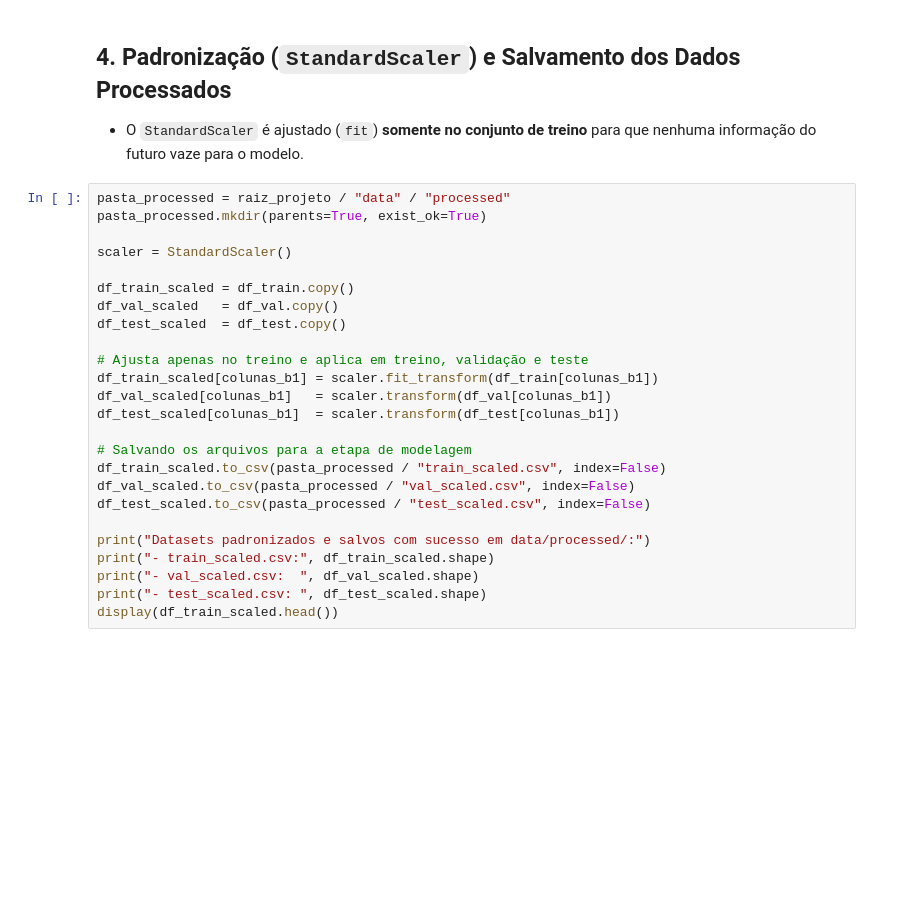
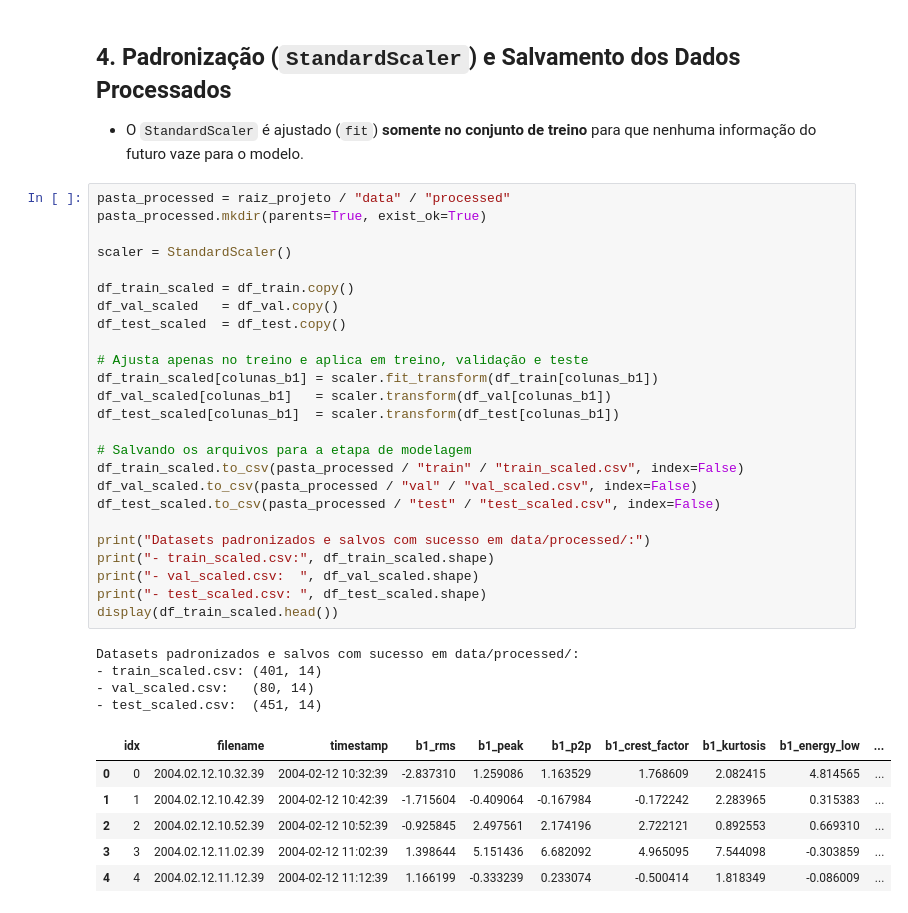
Before and after one commit to Luan-bs/autoencoder_nasa_ims, a Jupyter notebook: notebooks/02_preprocess.ipynb, the cells around one changed output. Saved outputs shown, nothing was run; the diff lists cells and outputs as text; blank space fills up the shorter version.

```diff
--- a/notebooks/02_preprocess.ipynb
+++ b/notebooks/02_preprocess.ipynb
@@ -79,25 +119,36 @@ plt.show()
 # %%
 pasta_processed = raiz_projeto / "data" / "processed"
 pasta_processed.mkdir(parents=True, exist_ok=True)
 
 scaler = StandardScaler()
 
 df_train_scaled = df_train.copy()
 df_val_scaled   = df_val.copy()
 df_test_scaled  = df_test.copy()
 
 # Ajusta apenas no treino e aplica em treino, validação e teste
 df_train_scaled[colunas_b1] = scaler.fit_transform(df_train[colunas_b1])
 df_val_scaled[colunas_b1]   = scaler.transform(df_val[colunas_b1])
 df_test_scaled[colunas_b1]  = scaler.transform(df_test[colunas_b1])
 
 # Salvando os arquivos para a etapa de modelagem
-df_train_scaled.to_csv(pasta_processed / "train_scaled.csv", index=False)
-df_val_scaled.to_csv(pasta_processed / "val_scaled.csv", index=False)
-df_test_scaled.to_csv(pasta_processed / "test_scaled.csv", index=False)
+df_train_scaled.to_csv(pasta_processed / "train" / "train_scaled.csv", index=False)
+df_val_scaled.to_csv(pasta_processed / "val" / "val_scaled.csv", index=False)
+df_test_scaled.to_csv(pasta_processed / "test" / "test_scaled.csv", index=False)
 
 print("Datasets padronizados e salvos com sucesso em data/processed/:")
 print("- train_scaled.csv:", df_train_scaled.shape)
 print("- val_scaled.csv:  ", df_val_scaled.shape)
 print("- test_scaled.csv: ", df_test_scaled.shape)
 display(df_train_scaled.head())
+# %% [output]
+Datasets padronizados e salvos com sucesso em data/processed/:
+- train_scaled.csv: (401, 14)
+- val_scaled.csv:   (80, 14)
+- test_scaled.csv:  (451, 14)
+|  | idx | filename | timestamp | b1_rms | b1_peak | b1_p2p | b1_crest_factor | b1_kurtosis | b1_energy_low | ... |
+| 0 | 0 | 2004.02.12.10.32.39 | 2004-02-12 10:32:39 | -2.837310 | 1.259086 | 1.163529 | 1.768609 | 2.082415 | 4.814565 | ... |
+| 1 | 1 | 2004.02.12.10.42.39 | 2004-02-12 10:42:39 | -1.715604 | -0.409064 | -0.167984 | -0.172242 | 2.283965 | 0.315383 | ... |
+| 2 | 2 | 2004.02.12.10.52.39 | 2004-02-12 10:52:39 | -0.925845 | 2.497561 | 2.174196 | 2.722121 | 0.892553 | 0.669310 | ... |
+| 3 | 3 | 2004.02.12.11.02.39 | 2004-02-12 11:02:39 | 1.398644 | 5.151436 | 6.682092 | 4.965095 | 7.544098 | -0.303859 | ... |
+| 4 | 4 | 2004.02.12.11.12.39 | 2004-02-12 11:12:39 | 1.166199 | -0.333239 | 0.233074 | -0.500414 | 1.818349 | -0.086009 | ... |
```
Also changed, not shown: parts of 5 cells of this notebook, 10 other files.
